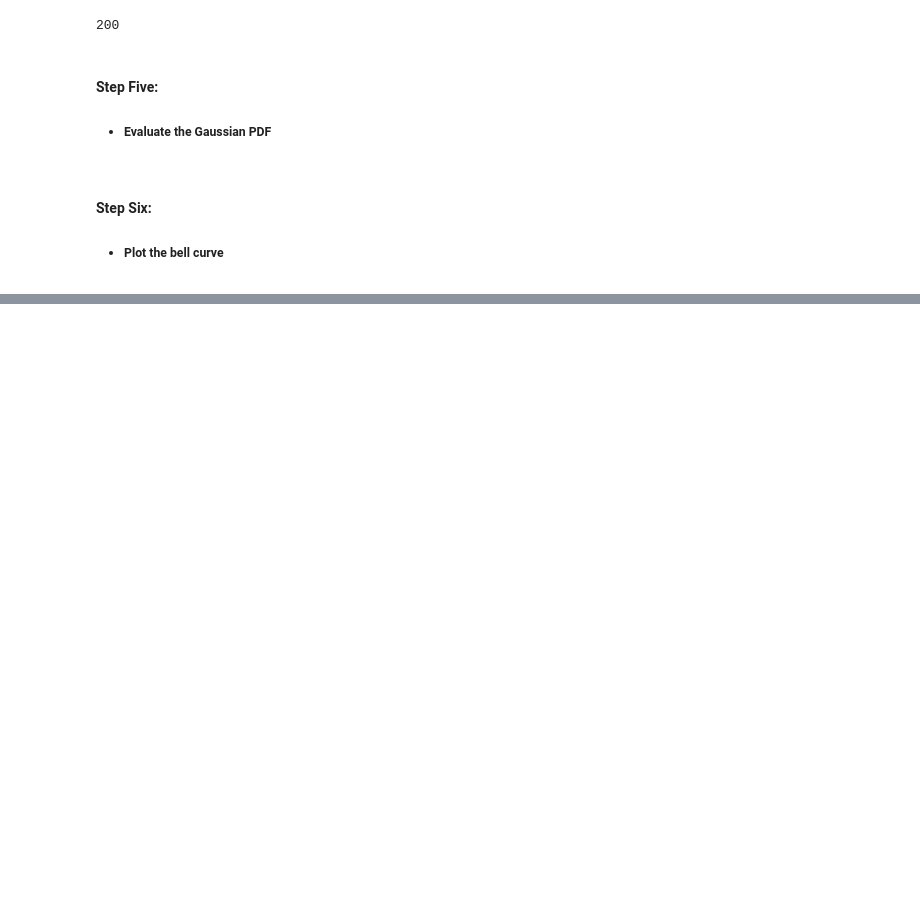
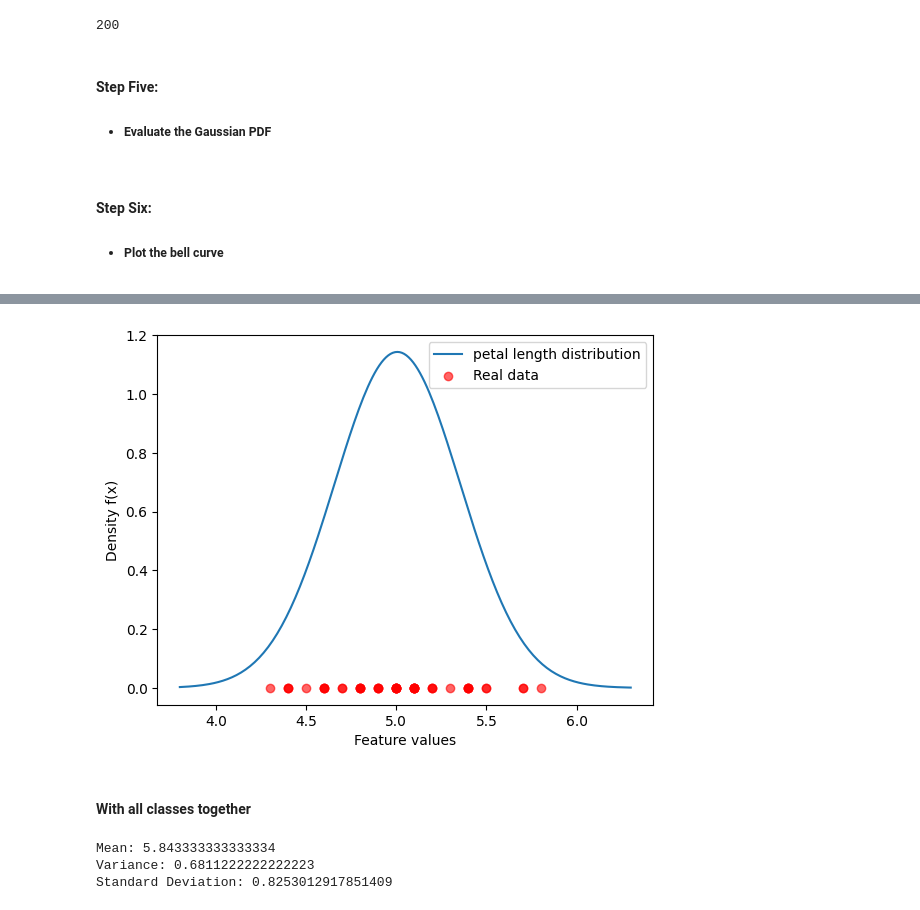
Before and after one commit to RenanAlves13/labs_machine_learning, a Jupyter notebook: Labs/lab1/lab1_extension_gaussian.ipynb, the cells around one changed output, grey strips where cells are left out. Drawn from its saved outputs; the diff is of its cells as text; code cells hidden in the pictures; blank space fills up the shorter version.

```diff
--- a/Labs/lab1/lab1_extension_gaussian.ipynb
+++ b/Labs/lab1/lab1_extension_gaussian.ipynb
@@ -149,0 +163,30 @@ plt.show()
+# %%
+# Gaussiana curve
+plt.plot(x_range, pdf, label="petal length distribution")
+# plot the feature real data
+plt.scatter(setosa_sepal_length, np.zeros_like(setosa_sepal_length), color="red", alpha=0.6, label="Real data")
+plt.xlabel("Feature values")
+plt.ylabel("Density f(x)")
+plt.legend()
+plt.show()
+# %% [output]
+[figure, added]
+# %% [markdown]
+#### With all classes together
+# %%
+# Mean (μ)
+mean = np.mean(sepal_length)
+
+# Variance (σ²)
+variance = np.var(sepal_length)
+
+# Standard Deviation (σ = √σ²)
+std_dev = np.std(sepal_length)
+
+print("Mean:", mean)
+print("Variance:", variance)
+print("Standard Deviation:", std_dev)
+# %% [output]
+Mean: 5.843333333333334
+Variance: 0.6811222222222223
+Standard Deviation: 0.8253012917851409
```
Also changed, not shown: parts of 26 cells of this notebook.
